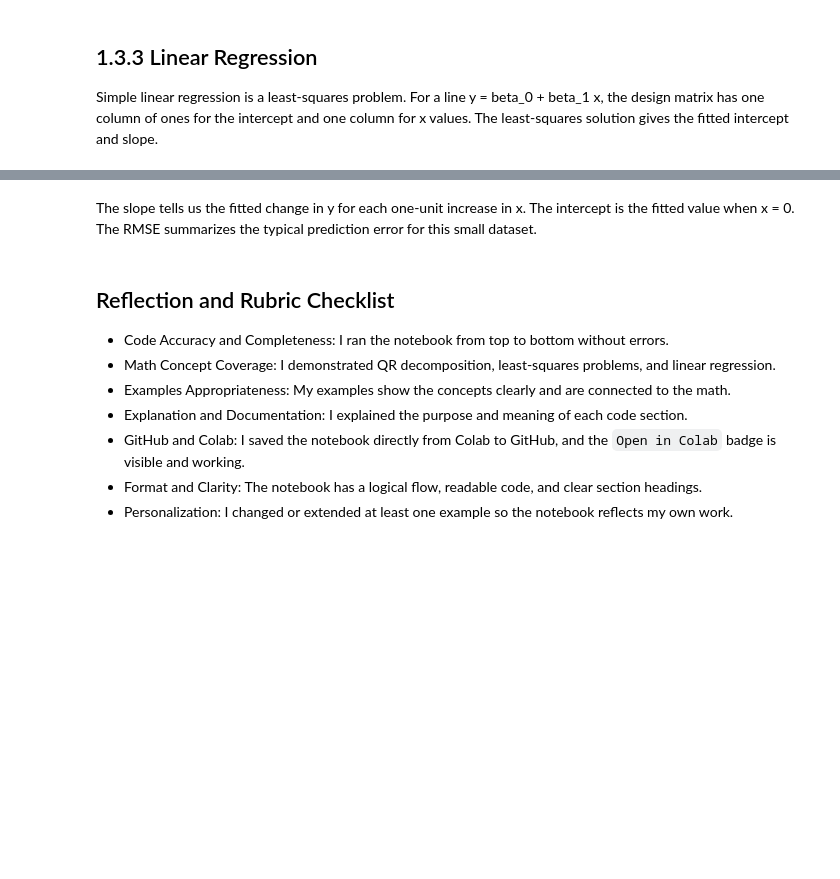
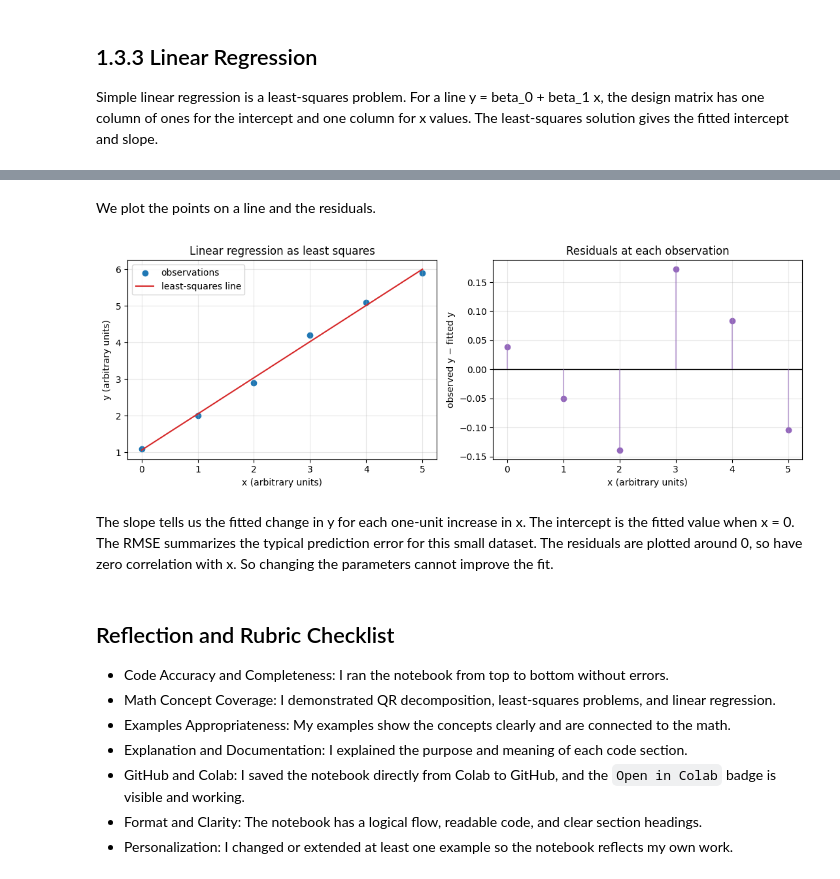
Before and after one commit to ehuangasu/MAT422, a Jupyter notebook: MAT422_Section_1_3_QR_Least_Squares_Regression.ipynb, the cells around one changed output, grey strips where cells are left out. Cells and saved outputs as stored; diff of their text form; code cells hidden in the pictures; blank space fills up the shorter version.

```diff
--- a/MAT422_Section_1_3_QR_Least_Squares_Regression.ipynb
+++ b/MAT422_Section_1_3_QR_Least_Squares_Regression.ipynb
@@ -101,5 +156,26 @@ plt.show()
+# %% [markdown]
+We plot the points on a line and the residuals.
+# %%
+fig, axes = plt.subplots(1, 2, figsize=(11, 4))
+axes[0].scatter(x, y_data, color="tab:blue", label="observations")
+axes[0].plot(x, y_pred, color="tab:red", label="least-squares line")
+axes[0].set(xlabel="x (arbitrary units)", ylabel="y (arbitrary units)",
+            title="Linear regression as least squares")
+axes[0].legend()
+# NEW
+axes[1].axhline(0, color="black", linewidth=1)
+axes[1].vlines(x, 0, regression_residuals, color="tab:purple", alpha=0.5)
+axes[1].scatter(x, regression_residuals, color="tab:purple")
+axes[1].set(xlabel="x (arbitrary units)", ylabel="observed y − fitted y",
+            title="Residuals at each observation")
+for ax in axes:
+    ax.grid(True, alpha=0.3)
+fig.tight_layout()
+plt.show()
+# %% [output]
+[figure, added]
 # %% [markdown]
-The slope tells us the fitted change in y for each one-unit increase in x. The intercept is the fitted value when x = 0. The RMSE summarizes the typical prediction error for this small dataset.
+The slope tells us the fitted change in y for each one-unit increase in x. The intercept is the fitted value when x = 0. The RMSE summarizes the typical prediction error for this small dataset. The residuals are plotted around 0, so have zero correlation with x. So changing the parameters cannot improve the fit.
 # %% [markdown]
 ## Reflection and Rubric Checklist
 
```
Also changed, not shown: parts of 8 cells of this notebook.
